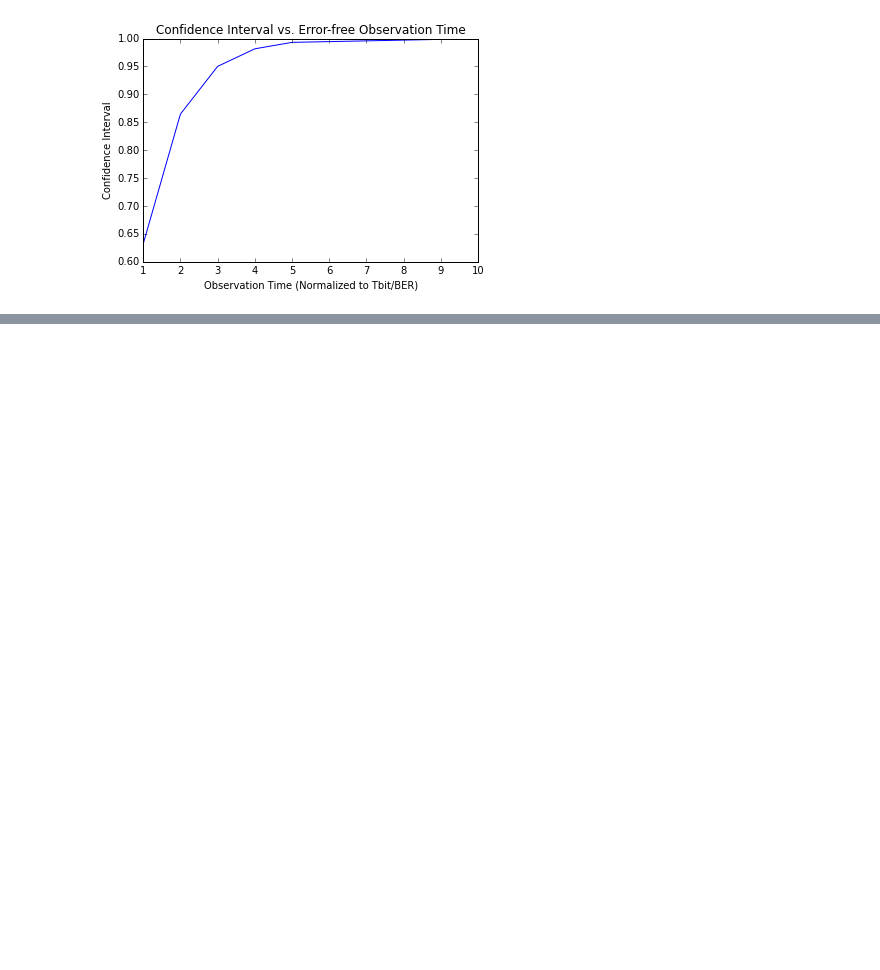
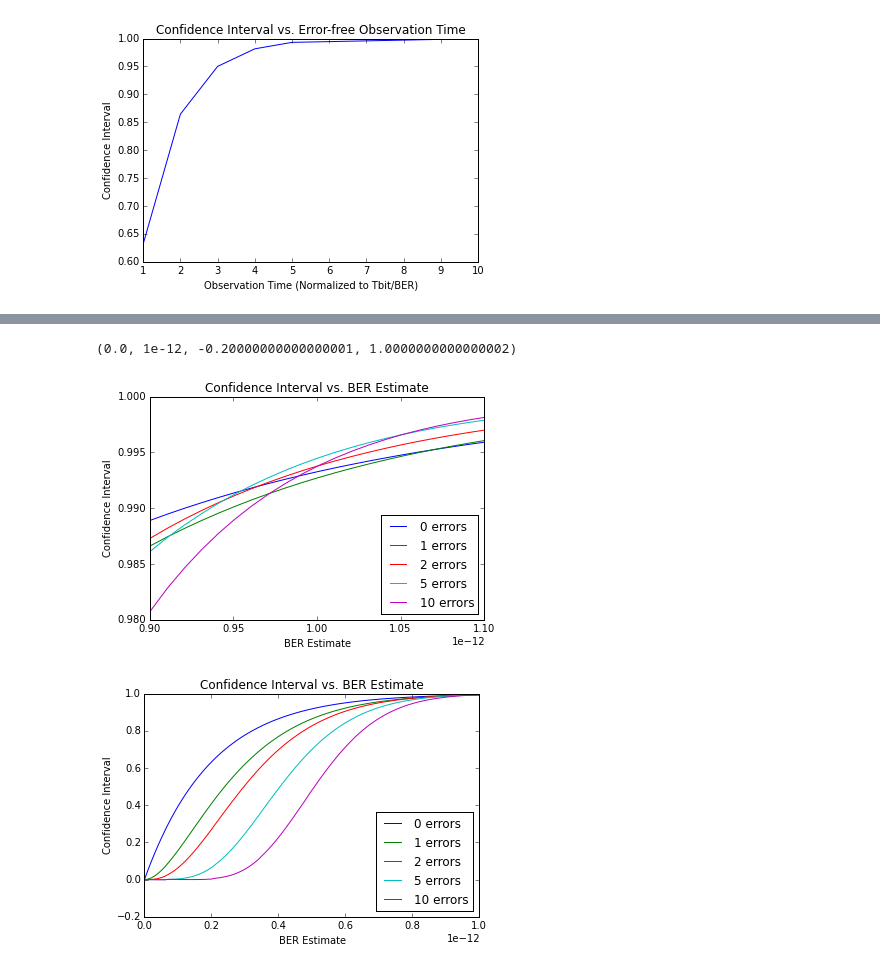
Before and after one commit to ftesser/IPython_Notebooks, a Jupyter notebook: Confidence_Interval.ipynb, the cells around one changed output, grey strips where cells are left out. Saved outputs shown, nothing was run; the diff lists cells and outputs as text; code cells hidden in the pictures; blank space fills up the shorter version.

```diff
--- a/Confidence_Interval.ipynb
+++ b/Confidence_Interval.ipynb
@@ -248,0 +314,4 @@ As you can see, it requires observing 5e12 error-free bits, before we can claim
+# %%
+bers = [1e-11, 1e-12, 1e-13]
+for ber in bers:
+    print "BER better than {} with confidence greater than {}".format(ber, conf_int(0, 5 * kNumBits, ber))
@@ -248,0 +326,34 @@ As you can see, it requires observing 5e12 error-free bits, before we can claim
+# %%
+from numpy import arange
+
+errors = [0, 1, 2,  5, 10]
+times  = [5, 7, 9, 14, 21]
+bers   = arange(1e-15, 2e-12, 1e-14)
+ciss   = []
+for (error, time) in zip(errors, times):
+    cis = []
+    for ber in bers:
+        cis.append(conf_int(error, time * kNumBits, ber))
+    plt.figure(1)
+    plt.plot(bers, cis, label="{} errors".format(error))
+    plt.figure(2)
+    plt.plot(bers, cis, label="{} errors".format(error))
+    ciss.append(cis)
+
+plt.figure(1)
+plt.title("Confidence Interval vs. BER Estimate")
+plt.xlabel("BER Estimate")
+plt.ylabel("Confidence Interval")
+plt.legend(loc="lower right")
+plt.axis(ymin=0.98, xmin=0.9e-12, xmax=1.1e-12)
+
+plt.figure(2)
+plt.title("Confidence Interval vs. BER Estimate")
+plt.xlabel("BER Estimate")
+plt.ylabel("Confidence Interval")
+plt.legend(loc="lower right")
+plt.axis(xmax=1e-12)
+# %% [output]
+(0.0, 1e-12, -0.20000000000000001, 1.0000000000000002)
+[figure, added]
+[figure, added]
```
Also changed, not shown: parts of 38 cells of this notebook, 1 other file.
